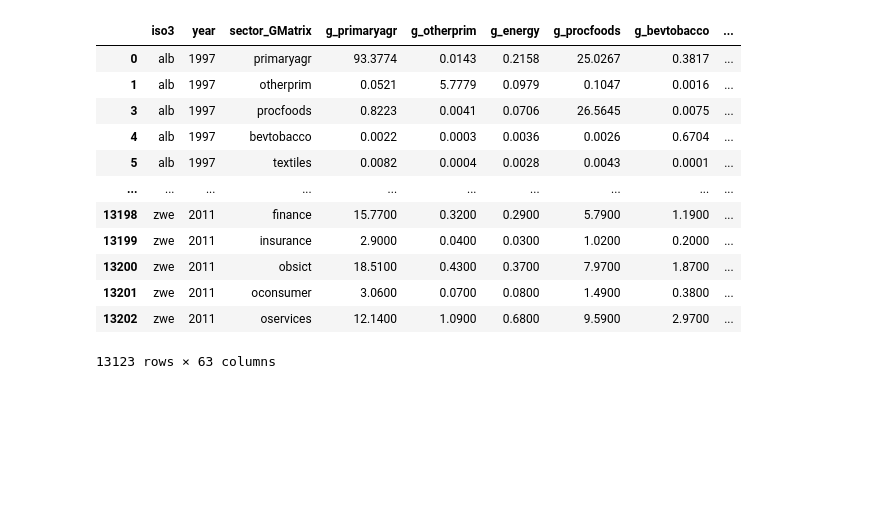
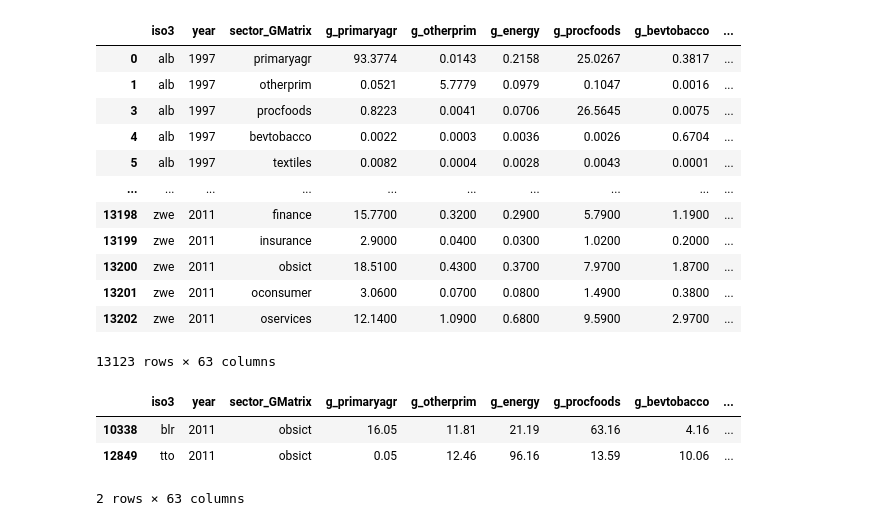
Before and after one commit to ElizabethCobos/Actividad1, a Jupyter notebook: actividad1_correcta.ipynb, the cells around one changed output. Drawn from its saved outputs; the diff is of its cells as text; code cells hidden in the pictures; blank space fills up the shorter version.

Commit message:
Filtro I

```diff
--- a/actividad1_correcta.ipynb
+++ b/actividad1_correcta.ipynb
@@ -181,0 +185,9 @@ h
+# %%
+#Filtro i
+i=df[(df["h_oconsumer"] == 0.02) & (df["h_obsict"] > 10)]
+i
+# %% [output]
+|  | iso3 | year | sector_GMatrix | g_primaryagr | g_otherprim | g_energy | g_procfoods | g_bevtobacco | ... |
+| 10338 | blr | 2011 | obsict | 16.05 | 11.81 | 21.19 | 63.16 | 4.16 | ... |
+| 12849 | tto | 2011 | obsict | 0.05 | 12.46 | 96.16 | 13.59 | 10.06 | ... |
+2 rows × 63 columns
```
Also changed, not shown: parts of 1 cell of this notebook.
